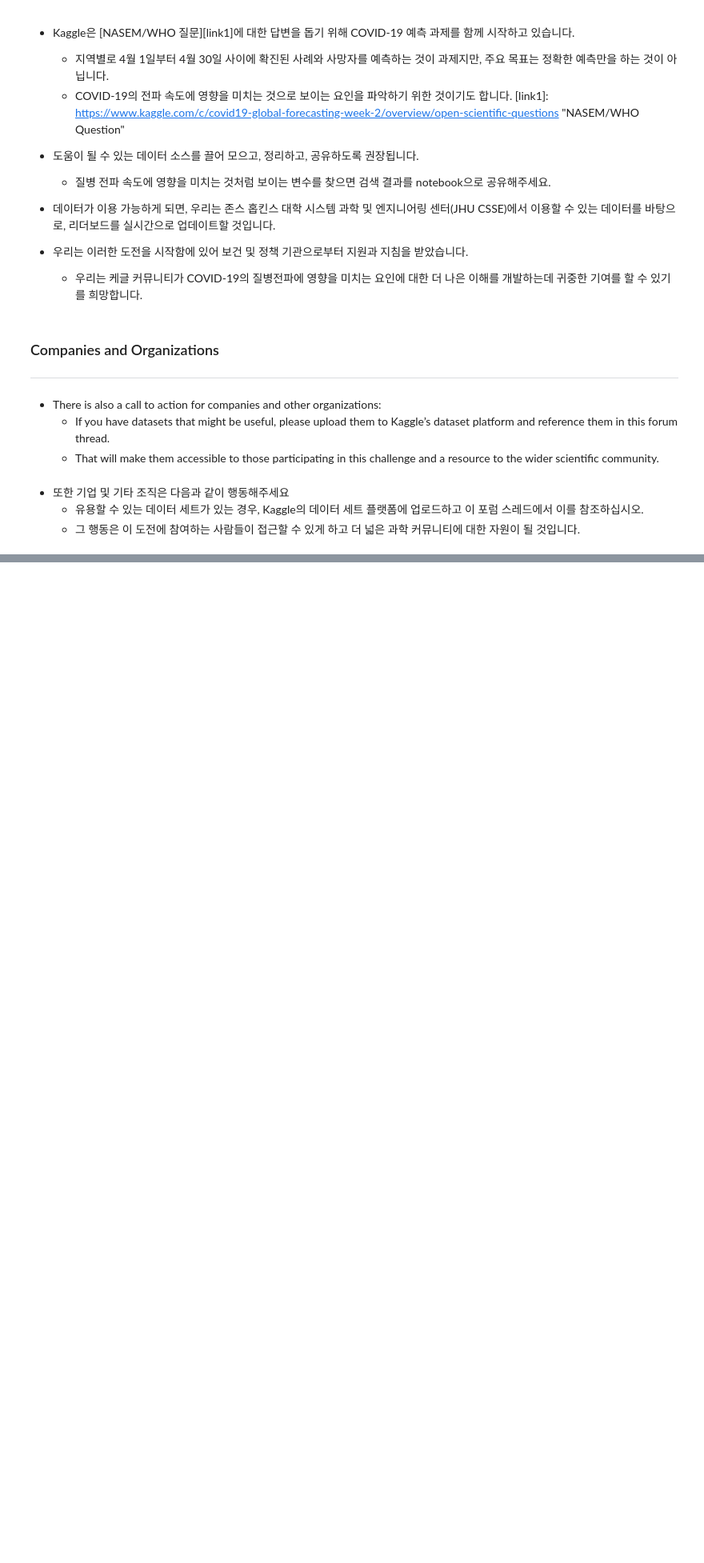
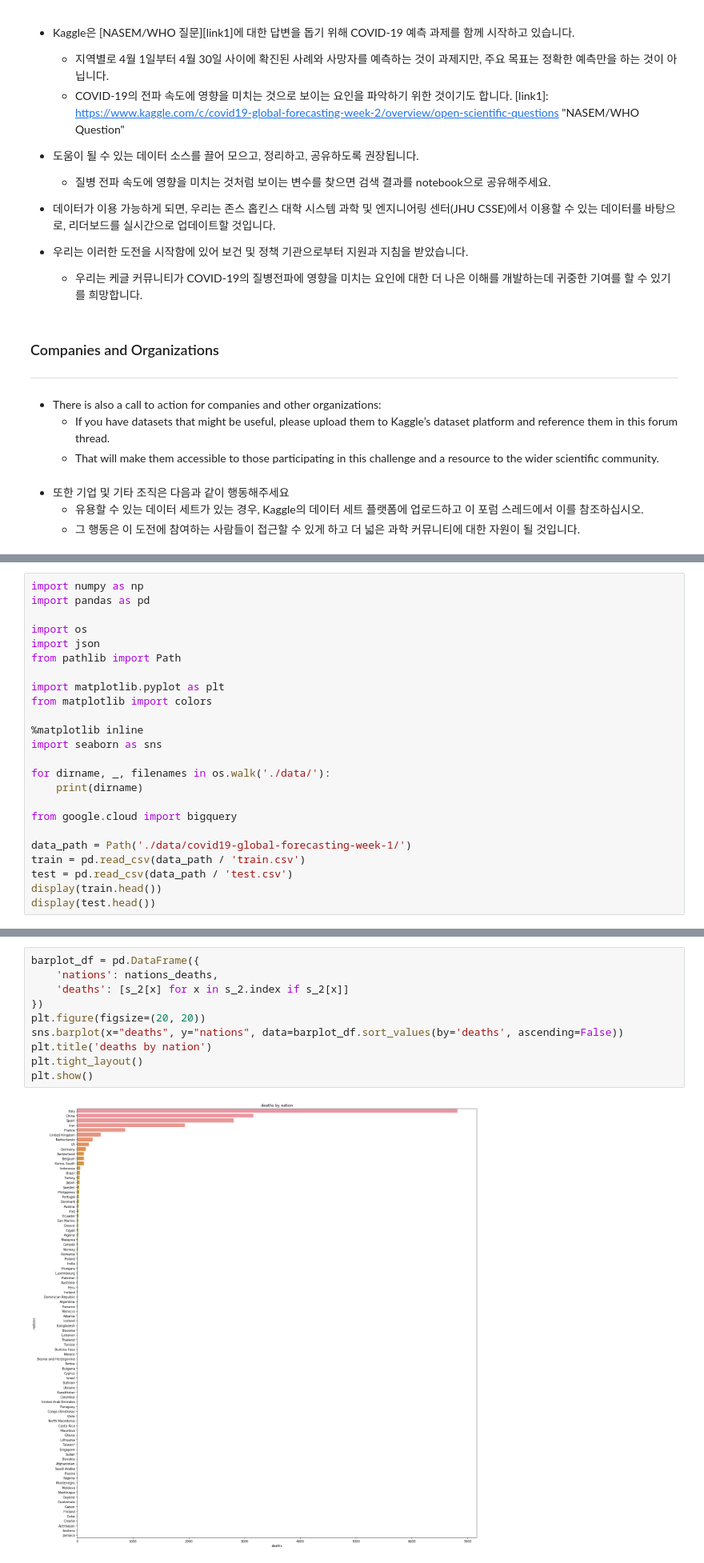
Before and after one commit to sdlee1026/machine, a Jupyter notebook: kaggle/COVID/0326.ipynb, the cells around one changed output, grey strips where cells are left out. Shown: that part at 80% size. Drawn from its saved outputs; the diff is of its cells as text; blank space fills up the shorter version.

```diff
--- a/kaggle/COVID/0326.ipynb
+++ b/kaggle/COVID/0326.ipynb
@@ -89,0 +151,24 @@ where:
+# %%
+import numpy as np
+import pandas as pd
+
+import os
+import json
+from pathlib import Path
+
+import matplotlib.pyplot as plt
+from matplotlib import colors
+
+%matplotlib inline
+import seaborn as sns
+
+for dirname, _, filenames in os.walk('./data/'):
+    print(dirname)
+
+from google.cloud import bigquery
+
+data_path = Path('./data/covid19-global-forecasting-week-1/')
+train = pd.read_csv(data_path / 'train.csv')
+test = pd.read_csv(data_path / 'test.csv')
+display(train.head())
+display(test.head())
@@ -89,0 +223,12 @@ where:
+# %%
+barplot_df = pd.DataFrame({
+    'nations': nations_deaths,
+    'deaths': [s_2[x] for x in s_2.index if s_2[x]]
+})
+plt.figure(figsize=(20, 20))
+sns.barplot(x="deaths", y="nations", data=barplot_df.sort_values(by='deaths', ascending=False))
+plt.title('deaths by nation')
+plt.tight_layout()
+plt.show()
+# %% [output]
+[figure, added]
```
Also changed, not shown: parts of 16 cells of this notebook, 8 other files.
